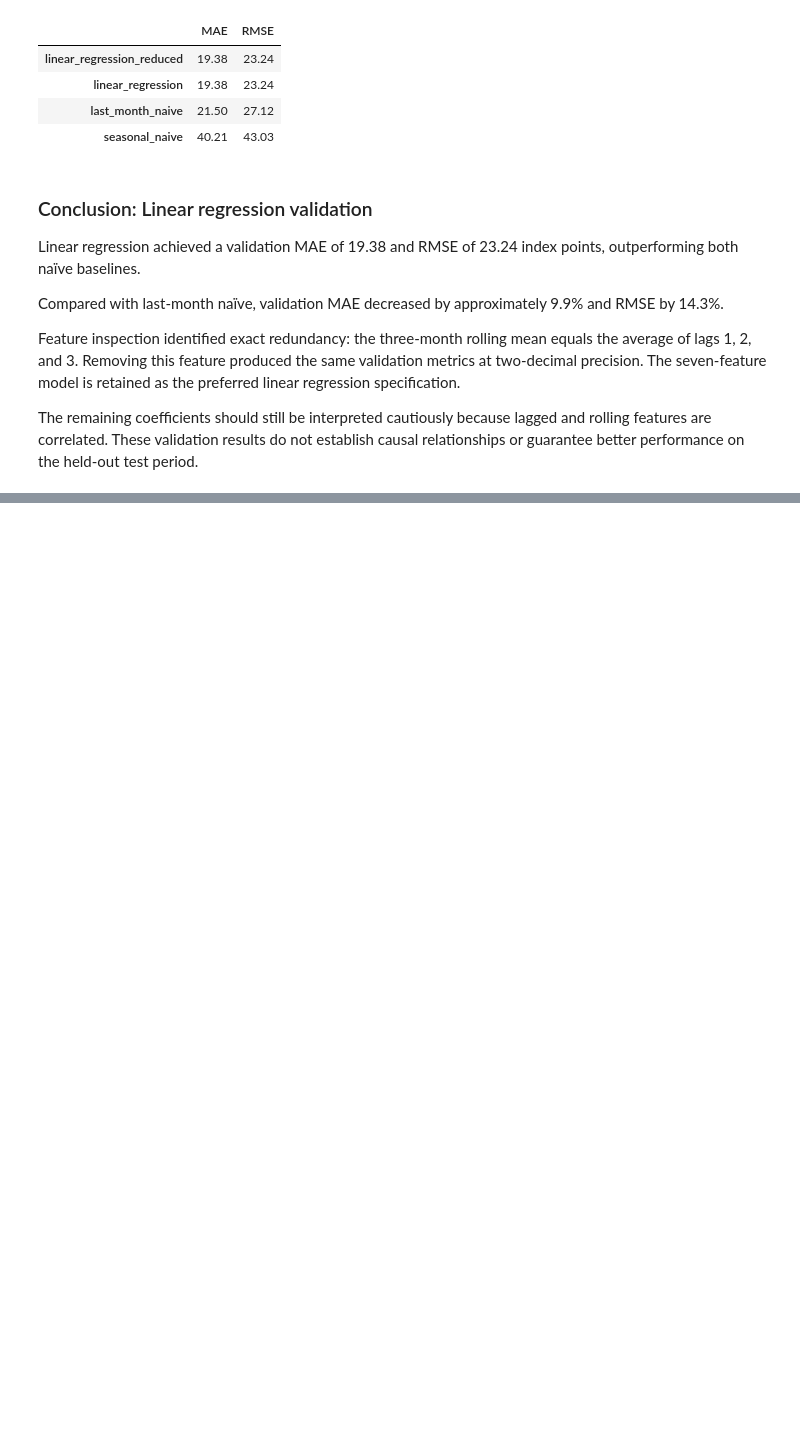
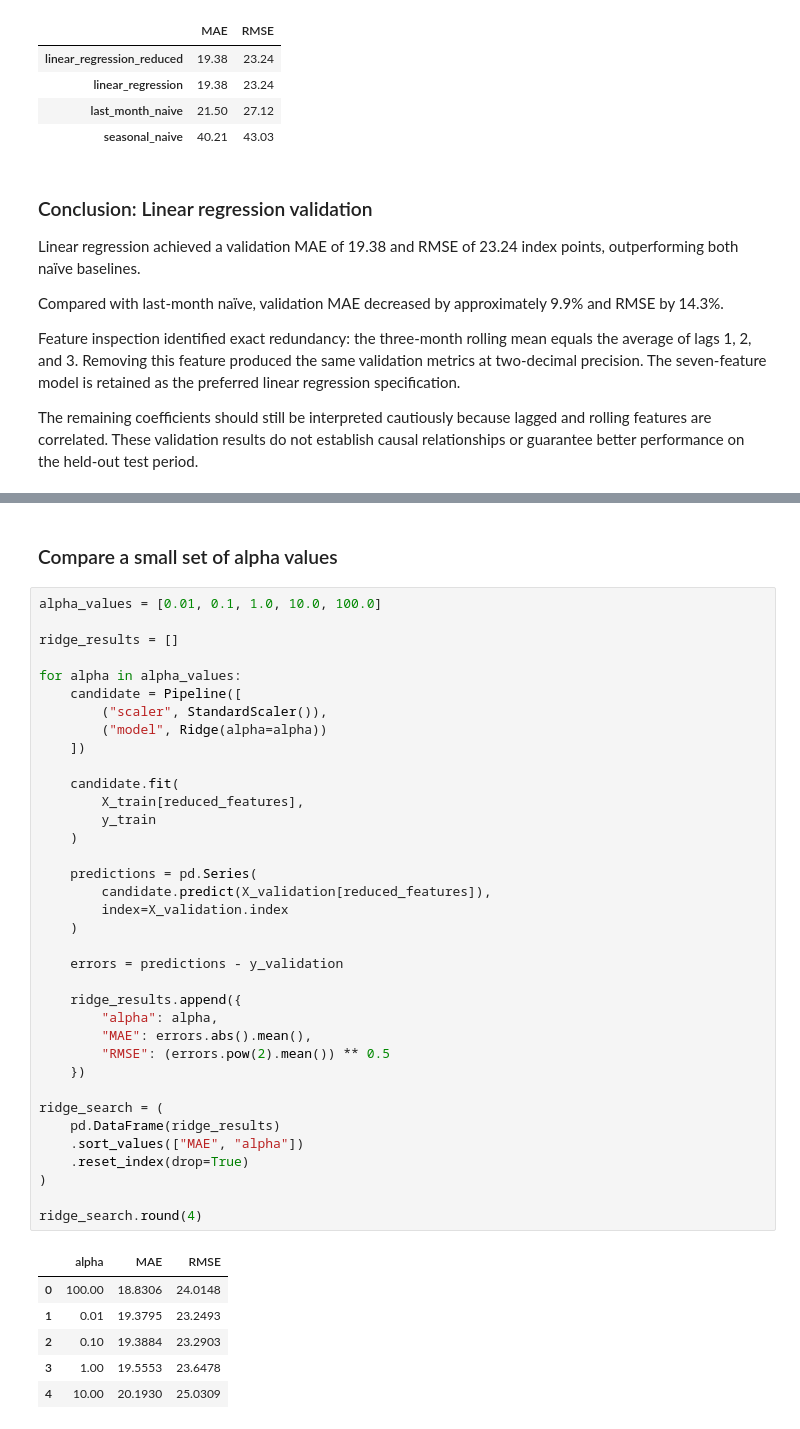
Before and after one commit to kamalpreetsinghh/nz-job-market-data-analysis, a Jupyter notebook: notebooks/06_monthly_forecasting.ipynb, the cells around one changed output, grey strips where cells are left out. Saved outputs shown, nothing was run; the diff lists cells and outputs as text; blank space fills up the shorter version.

```diff
--- a/notebooks/06_monthly_forecasting.ipynb
+++ b/notebooks/06_monthly_forecasting.ipynb
@@ -481,0 +548,45 @@ performance on the held-out test period.
+# %% [markdown]
+### Compare a small set of alpha values
+# %%
+alpha_values = [0.01, 0.1, 1.0, 10.0, 100.0]
+
+ridge_results = []
+
+for alpha in alpha_values:
+    candidate = Pipeline([
+        ("scaler", StandardScaler()),
+        ("model", Ridge(alpha=alpha))
+    ])
+
+    candidate.fit(
+        X_train[reduced_features],
+        y_train
+    )
+
+    predictions = pd.Series(
+        candidate.predict(X_validation[reduced_features]),
+        index=X_validation.index
+    )
+
+    errors = predictions - y_validation
+
+    ridge_results.append({
+        "alpha": alpha,
+        "MAE": errors.abs().mean(),
+        "RMSE": (errors.pow(2).mean()) ** 0.5
+    })
+
+ridge_search = (
+    pd.DataFrame(ridge_results)
+    .sort_values(["MAE", "alpha"])
+    .reset_index(drop=True)
+)
+
+ridge_search.round(4)
+# %% [output]
+|  | alpha | MAE | RMSE |
+| 0 | 100.00 | 18.8306 | 24.0148 |
+| 1 | 0.01 | 19.3795 | 23.2493 |
+| 2 | 0.10 | 19.3884 | 23.2903 |
+| 3 | 1.00 | 19.5553 | 23.6478 |
+| 4 | 10.00 | 20.1930 | 25.0309 |
```
Also changed, not shown: parts of 9 cells of this notebook, 1 other file.
